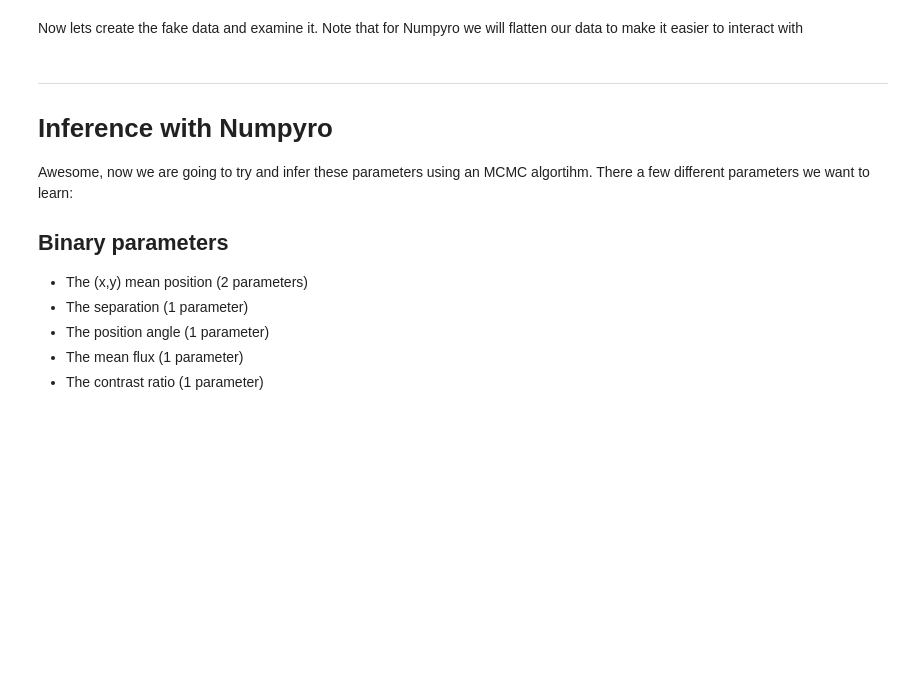
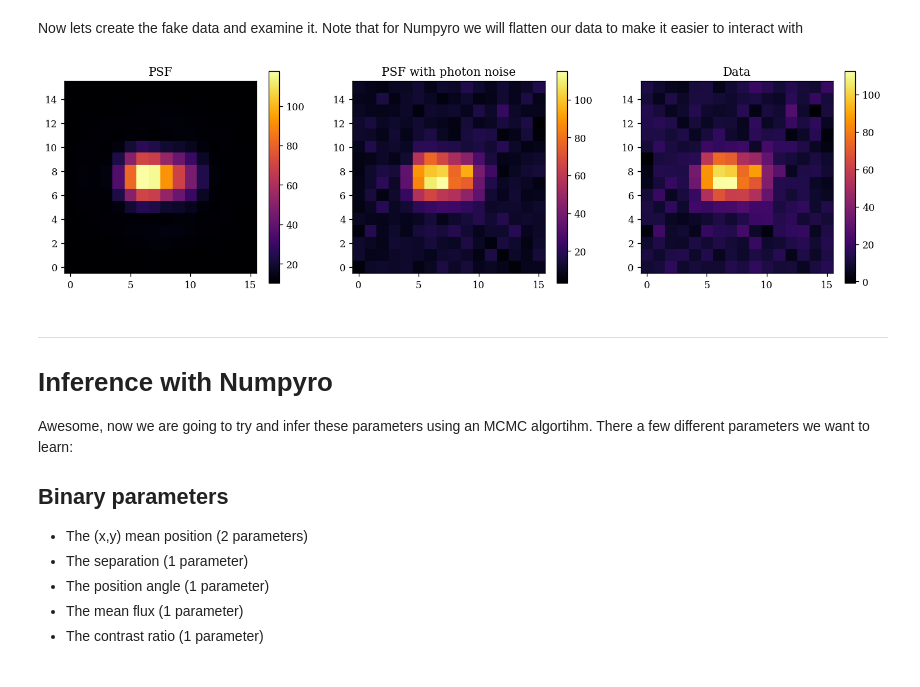
Before and after one commit to LouisDesdoigts/dLux, a Jupyter notebook: docs/notebooks/HMC.ipynb, the cells around one changed output. Drawn from its saved outputs; the diff is of its cells as text; code cells hidden in the pictures; blank space fills up the shorter version.

```diff
--- a/docs/notebooks/HMC.ipynb
+++ b/docs/notebooks/HMC.ipynb
@@ -86,6 +88,32 @@ telescope = dl.Instrument(dl.Optics(layers),
                           detector=dl.Detector(detector_layers))
 # %% [markdown]
 Now lets create the fake data and examine it. Note that for Numpyro we will flatten our data to make it easier to interact with
+# %%
+## Gerenate psf
+psf = telescope.model()
+psf_photon = jr.poisson(jr.PRNGKey(0), psf)
+bg_noise = 3*jr.normal(jr.PRNGKey(0), psf_photon.shape)
+image = psf_photon + bg_noise
+data = image.flatten()
+
+plt.figure(figsize=(15, 4))
+plt.subplot(1, 3, 1)
+plt.title("PSF")
+plt.imshow(psf)
+plt.colorbar()
+
+plt.subplot(1, 3, 2)
+plt.title("PSF with photon noise")
+plt.imshow(psf_photon)
+plt.colorbar()
+
+plt.subplot(1, 3, 3)
+plt.title("Data")
+plt.imshow(image)
+plt.colorbar()
+plt.show()
+# %% [output]
+[figure, added]
 # %% [markdown]
 ---
 
```
Also changed, not shown: parts of 4 cells of this notebook.
